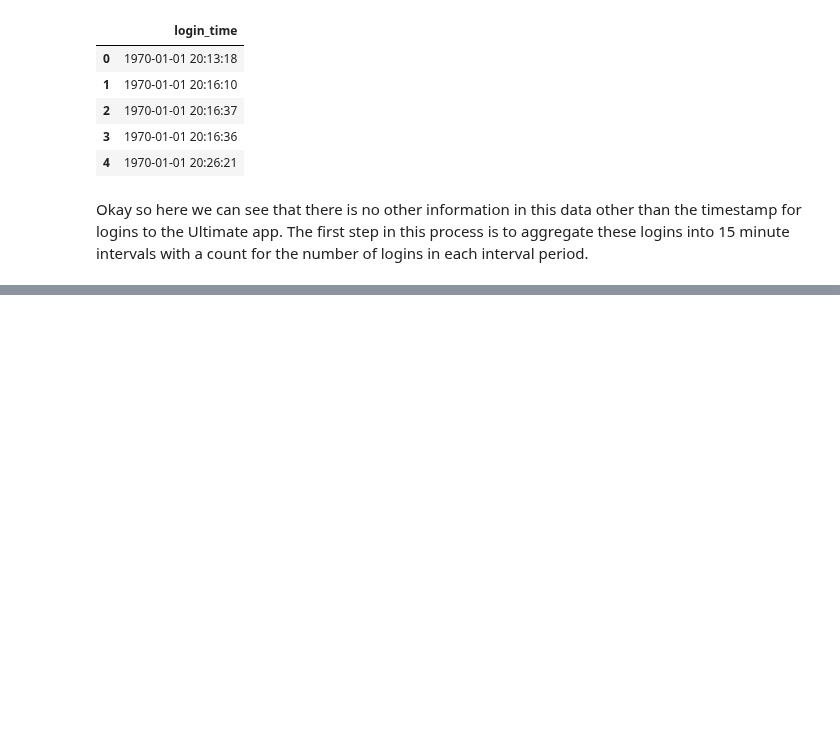
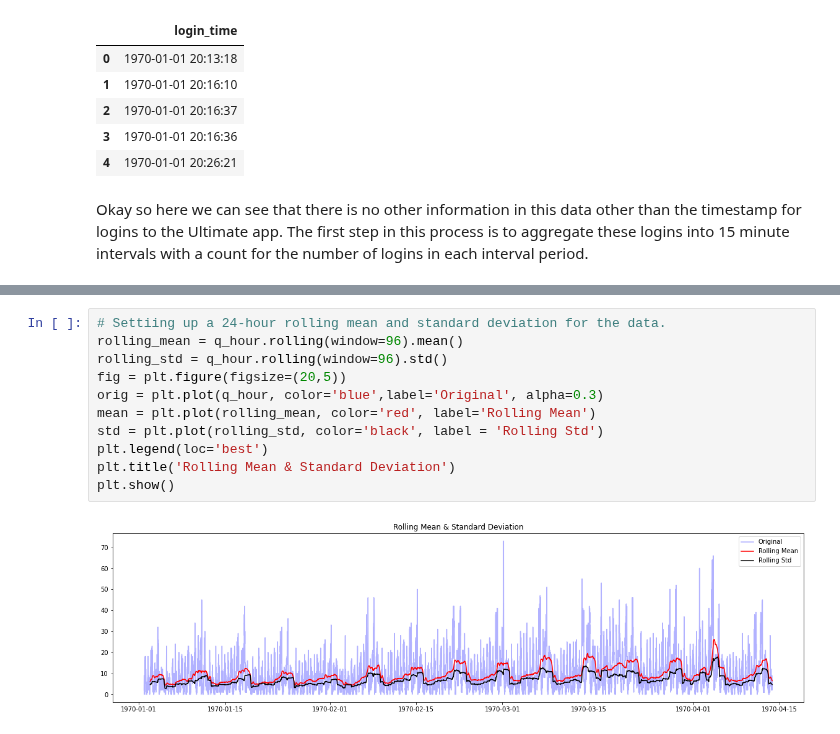
Before and after one commit to NickD-Dean/Springboard, a Jupyter notebook: Career-Related/ultimate_challenge/Ultimate_Part_1-EDA.ipynb, the cells around one changed output, grey strips where cells are left out. Drawn from its saved outputs; the diff is of its cells as text; blank space fills up the shorter version.

```diff
--- a/Career-Related/ultimate_challenge/Ultimate_Part_1-EDA.ipynb
+++ b/Career-Related/ultimate_challenge/Ultimate_Part_1-EDA.ipynb
@@ -63,0 +72,13 @@ Here we can see that this is a time series with a stationary mean, however the s
+# %%
+# Settiing up a 24-hour rolling mean and standard deviation for the data.
+rolling_mean = q_hour.rolling(window=96).mean()
+rolling_std = q_hour.rolling(window=96).std()
+fig = plt.figure(figsize=(20,5))
+orig = plt.plot(q_hour, color='blue',label='Original', alpha=0.3)
+mean = plt.plot(rolling_mean, color='red', label='Rolling Mean')
+std = plt.plot(rolling_std, color='black', label = 'Rolling Std')
+plt.legend(loc='best')
+plt.title('Rolling Mean & Standard Deviation')
+plt.show()
+# %% [output]
+[figure, added]
```
Also changed, not shown: parts of 8 cells of this notebook, 2 other files.
